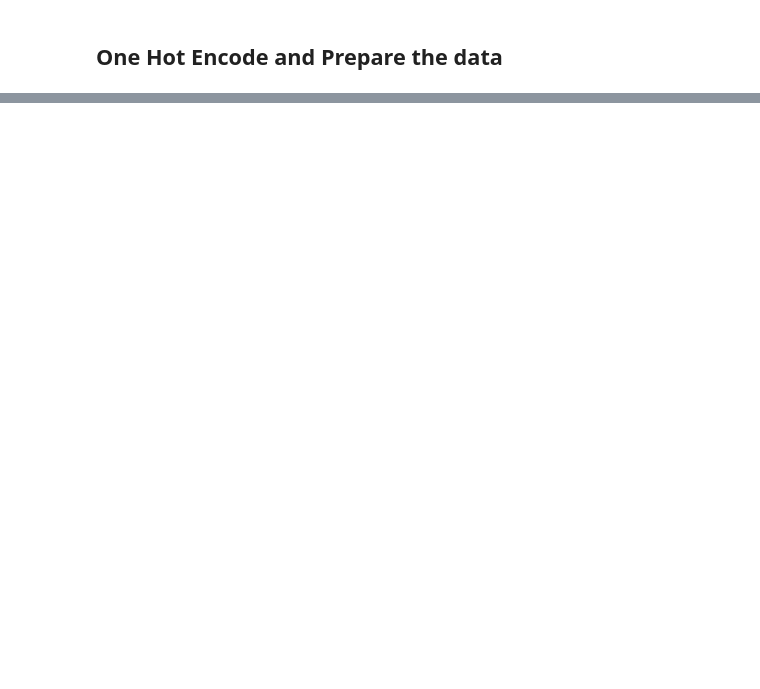
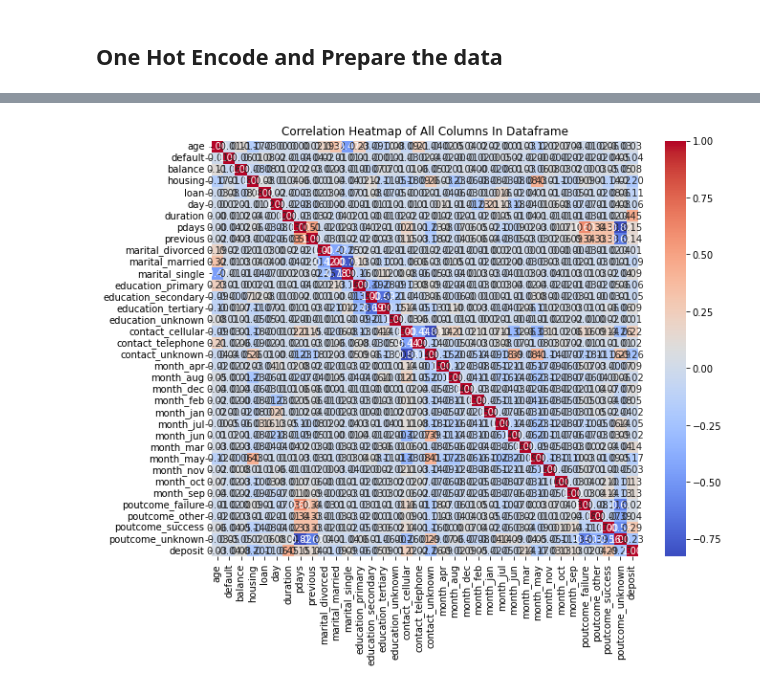
Before and after one commit to Samuel8Gold/cs5830_project8, a Jupyter notebook: project8.ipynb, the cells around one changed output, grey strips where cells are left out. Saved outputs shown, nothing was run; the diff lists cells and outputs as text; code cells hidden in the pictures; blank space fills up the shorter version.

```diff
--- a/project8.ipynb
+++ b/project8.ipynb
@@ -82,0 +194,22 @@ display(svg)
+# %%
+# Get a list of column names starting with "campaign_"
+campaign_columns = df.filter(regex='^campaign_', axis=1).columns
+
+# Drop the campaign columns from the DataFrame
+df = df.drop(campaign_columns, axis=1)
+
+# Get a list of column names starting with "job_"
+job_columns = df.filter(regex='^job_', axis=1).columns
+
+# Drop the job columns from the DataFrame
+df = df.drop(job_columns, axis=1)
+# %%
+corr_matrix = df.corr()
+
+# Plot heatmap
+plt.figure(figsize=(10, 8))
+sns.heatmap(corr_matrix, annot=True, cmap='coolwarm', fmt=".2f", annot_kws={"size": 10})
+plt.title('Correlation Heatmap of All Columns In Dataframe')
+plt.show()
+# %% [output]
+[figure, added]
```
Also changed, not shown: parts of 19 cells of this notebook.
